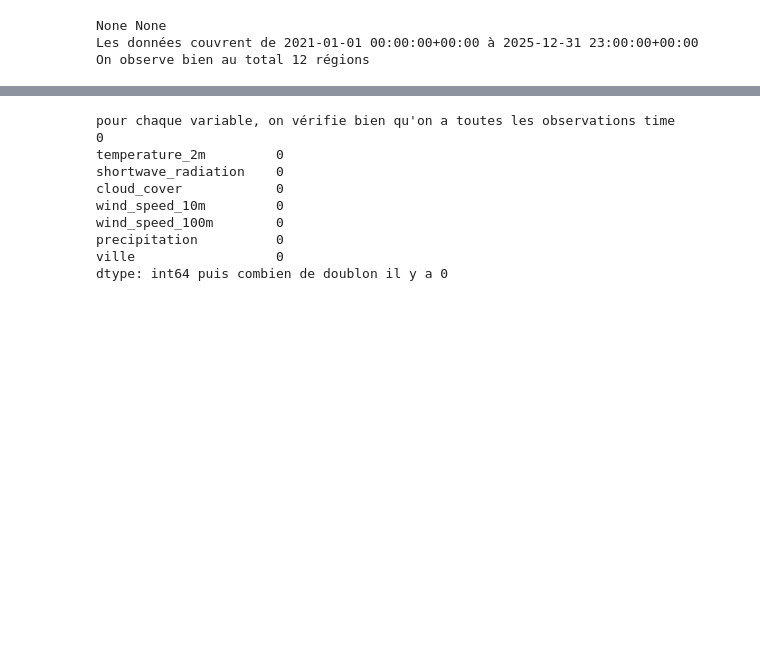
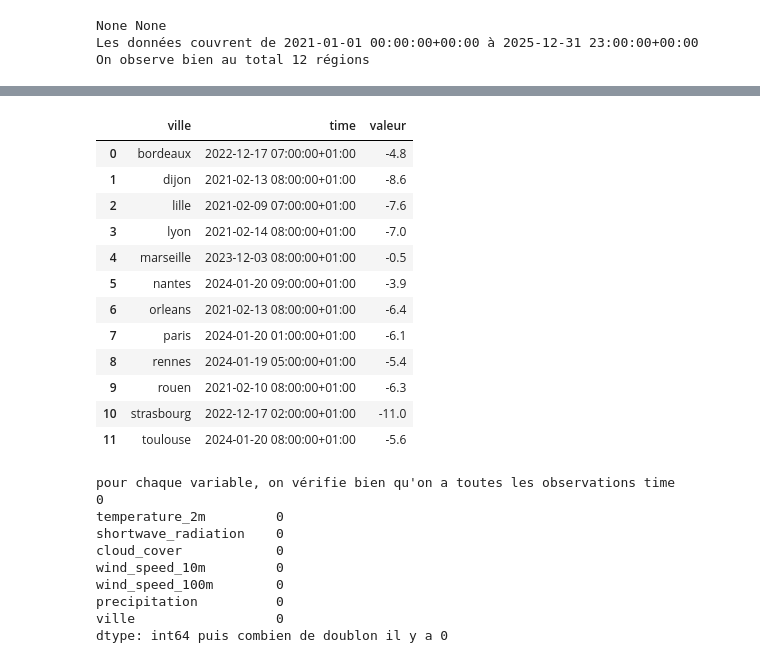
Before and after one commit to Cherif-git-code/Projet-Python-2026-2027, a Jupyter notebook: Rendu_final.ipynb, the cells around one changed output, grey strips where cells are left out. Saved outputs shown, nothing was run; the diff lists cells and outputs as text; code cells hidden in the pictures; blank space fills up the shorter version.

```diff
--- a/Rendu_final.ipynb
+++ b/Rendu_final.ipynb
@@ -47,3 +51,20 @@ balhbalh
+# %%
+from src.meteo import extremum_meteo
+extremum_meteo(meteo_pur, "temperature_2m", "min")
+# %% [output]
+|  | ville | time | valeur |
+| 0 | bordeaux | 2022-12-17 07:00:00+01:00 | -4.8 |
+| 1 | dijon | 2021-02-13 08:00:00+01:00 | -8.6 |
+| 2 | lille | 2021-02-09 07:00:00+01:00 | -7.6 |
+| 3 | lyon | 2021-02-14 08:00:00+01:00 | -7.0 |
+| 4 | marseille | 2023-12-03 08:00:00+01:00 | -0.5 |
+| 5 | nantes | 2024-01-20 09:00:00+01:00 | -3.9 |
+| 6 | orleans | 2021-02-13 08:00:00+01:00 | -6.4 |
+| 7 | paris | 2024-01-20 01:00:00+01:00 | -6.1 |
+| 8 | rennes | 2024-01-19 05:00:00+01:00 | -5.4 |
+| 9 | rouen | 2021-02-10 08:00:00+01:00 | -6.3 |
+| 10 | strasbourg | 2022-12-17 02:00:00+01:00 | -11.0 |
+| 11 | toulouse | 2024-01-20 08:00:00+01:00 | -5.6 |
 # %%
 from src.meteo import preparer_meteo
 #Les données sont globalement déjà propres
```
Also changed, not shown: parts of 16 cells of this notebook, 1 other file.
